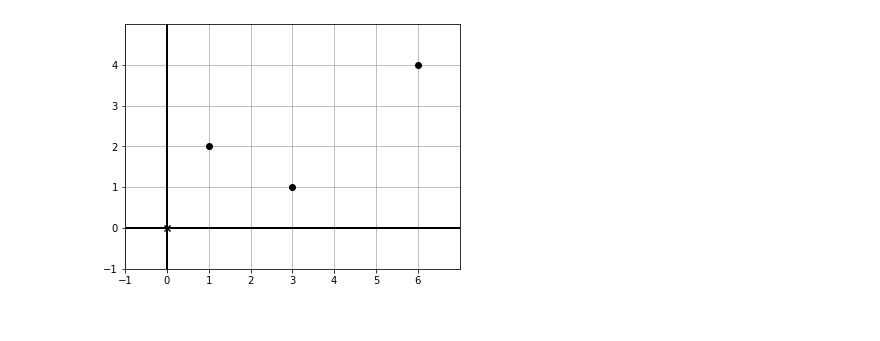
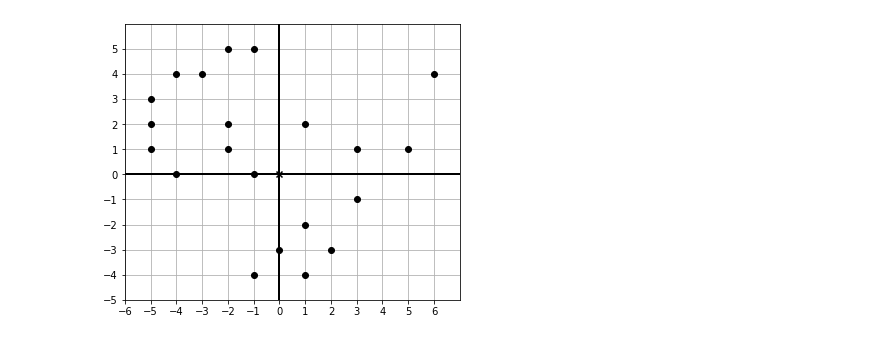
Before and after one commit to JBKResearch/JBKPython, a Jupyter notebook: jupyterPython.ipynb, the cells around one changed output. Saved outputs shown, nothing was run; the diff lists cells and outputs as text; code cells hidden in the pictures.

```diff
--- a/jupyterPython.ipynb
+++ b/jupyterPython.ipynb
@@ -9,11 +12,12 @@ from mpl_toolkits.mplot3d import Axes3D
 from lib.vector_drawing import *
 # %%
-dino_vector = [(6, 4), (3, 1), (1, 2), (-1,5), (-2,5), (-3,4), (-4,4),
-    (-5,3), (-5,2), (-2,2), (-5,1), (-4,0), (-2,1), (-1,0), (0,-3),
-    (-1,-4), (1,-4), (2,-3), (1,-2), (3,-1), (5,1)]
+dino_vectors = [
+  (6, 4), (3, 1), (1, 2), (-1,5), (-2,5), (-3,4), (-4,4),
+  (-5,3), (-5,2), (-2,2), (-5,1), (-4,0), (-2,1), (-1,0), (0,-3),
+  (-1, -4), (1, -4), (2, -3), (1, -2), (3, -1), (5, 1)]
 
 draw(
-  Points(*dino_vector)
+  Points(*dino_vectors)
 )
 # %% [output]
-[figure, old version]
+[figure, new version]
```
Also changed, not shown: parts of 3 cells of this notebook.
